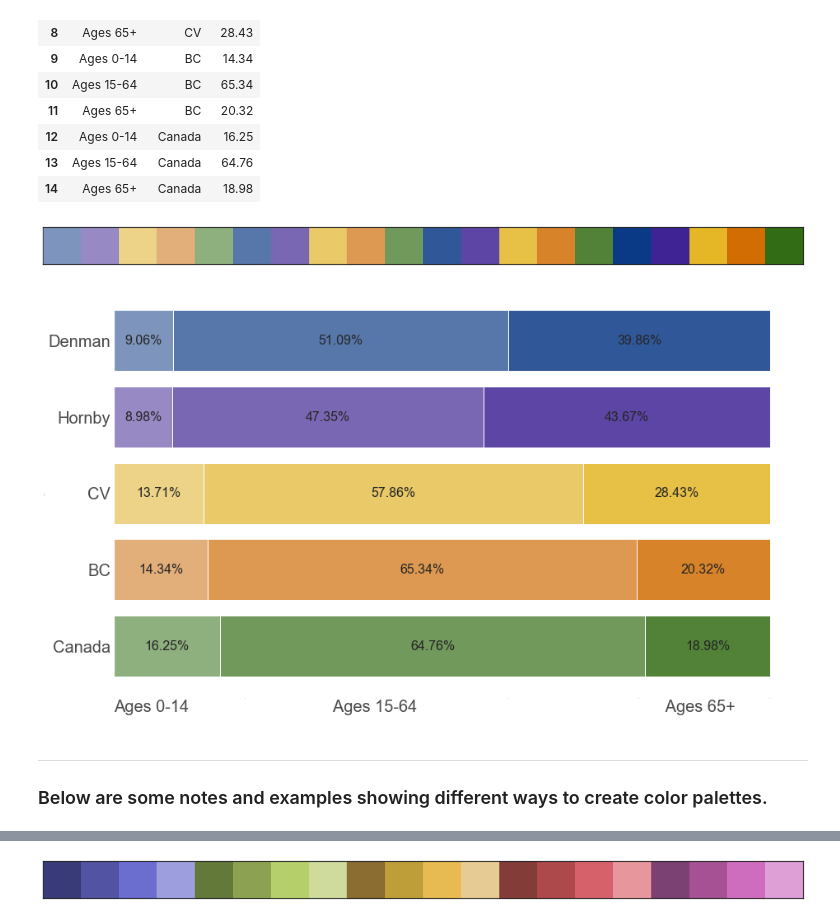
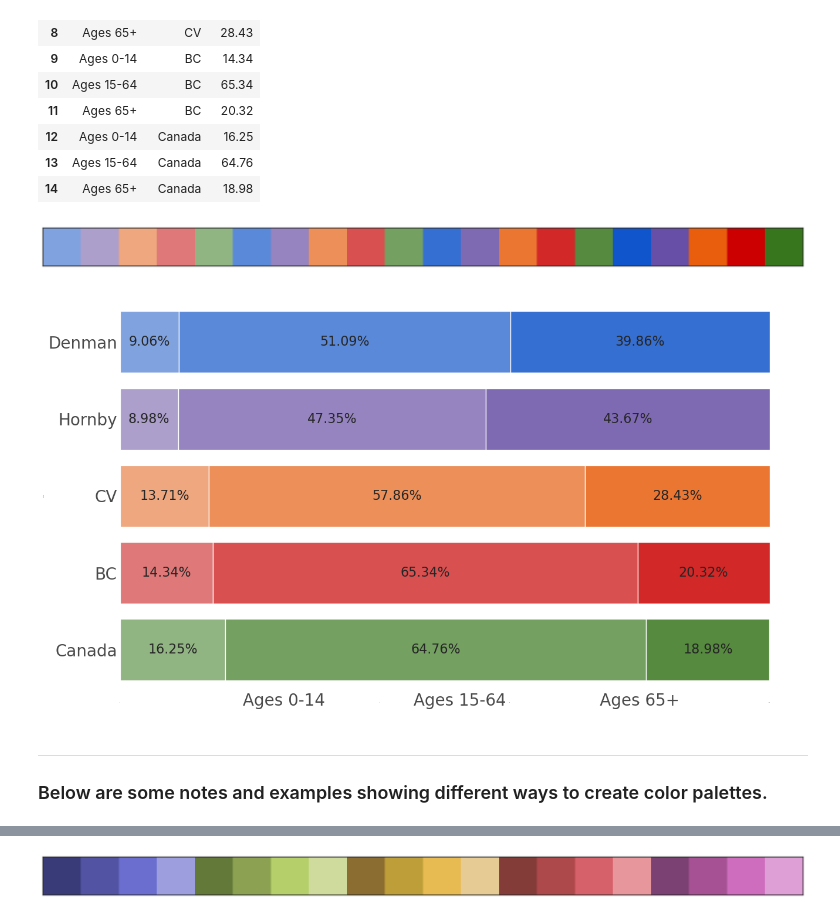
Before and after one commit to gelbelle/Graphing, a Jupyter notebook: bethany_seaborn.ipynb, the cells around one changed output, grey strips where cells are left out. Drawn from its saved outputs; the diff is of its cells as text; code cells hidden in the pictures.

Commit message:
Charts working

```diff
--- a/bethany_seaborn.ipynb
+++ b/bethany_seaborn.ipynb
@@ -177,54 +188,62 @@ df
 # %%
 # Set Seaborn plot style: white in the background, no grid lines
 sns.set_theme(style="white")
 
 
 # Set this equal to the number of categories + 3
 # This is the number of *evenly spaced* colors to generate/choose from the sns palettes.
-#I add three here, because the first three shades are too light in sns.light_palette.
+# I add three here, because the first three shades are too light in sns.light_palette.
 buckets = 7
 
 
 # assigning regions to color palettes
-denman = sns.color_palette(sns.light_palette('#0A3A86', buckets, input='hex')[3:]).as_hex()
-hornby = sns.color_palette(sns.light_palette('#3F2394', buckets, input='hex')[3:]).as_hex()
-cv = sns.color_palette(sns.light_palette('#E5B625', buckets, input='hex')[3:]).as_hex()
-bc = sns.color_palette(sns.light_palette('#D26D03', buckets, input='hex')[3:]).as_hex()
-canada = sns.color_palette(sns.light_palette('#326C14', buckets, input='hex')[3:]).as_hex()
+denman = sns.color_palette(sns.light_palette(
+    '#1155CC', buckets, input='hex')[3:]).as_hex()
+hornby = sns.color_palette(sns.light_palette(
+    '#674EA7', buckets, input='hex')[3:]).as_hex()
+cv = sns.color_palette(sns.light_palette(
+    '#E95E0D', buckets, input='hex')[3:]).as_hex()
+bc = sns.color_palette(sns.light_palette(
+    '#CC0000', buckets, input='hex')[3:]).as_hex()
+canada = sns.color_palette(sns.light_palette(
+    '#38761D', buckets, input='hex')[3:]).as_hex()
 
 # Transposing/stacking colors to create incremented palette
 colors = [item for item in zip(denman, hornby, cv, bc, canada)]
 regions = [element for item in colors for element in item]
 
 sns.palplot(regions)
 # %% [output]
-[figure, old version]
+[figure, new version]
 # %%
 # Setting figure and axis with subplots
 figure, axis = plt.subplots(figsize=(15, 9))
 axis.xaxis.tick_bottom()
-axis.tick_params(axis='y', length=0, labelsize=20, labeltop=True, colors="#4A4A4A")
+axis.tick_params(axis='y', length=0, labelsize=20,
+                 labeltop=True, colors="#4A4A4A")
 axis.tick_params(axis='x', length=0, labelsize=0)
 
 # Ages labels
-age_labels = "Ages 0-14                                Ages 15-64                                                       Ages 65+"
-axis.set_xlabel(age_labels, labelpad=1, loc='left', fontsize=20, color="#4A4A4A", y=.97)
+age_labels = "Ages 0-14                 Ages 15-64                  Ages 65+"
+axis.set_xlabel(age_labels, loc='center',
+                fontsize=20, color="#4A4A4A", labelpad=-12)
+axis.xaxis.set_label_position("bottom")
 
 # Location labels
 axis.set_ylabel("Location", size=0)
 
 # Remove plot outline ("spine")
-plt.setp(axis.spines.values(), color=None)
+plt.box(False)
 
 
 # Setting histogram parameters
-hue_order=["Ages 65+", "Ages 15-64", "Ages 0-14"]
+hue_order = ["Ages 65+", "Ages 15-64", "Ages 0-14"]
 hue = "Ages"
 y = "Location"
 weights = "values"
 multiple = "stack"
 element = "bars"
-shrink= .8
+shrink = .8
 
 # Plot histogram of entire dataframe with weights
 sns.histplot(df.reset_index(drop=True),
@@ -248,15 +267,15 @@ for area, color in zip(axis.patches, regions):
 for section in axis.containers:
 
     # Optional: if the segment is small or 0, customize the labels
-    labels = [value.get_height() if value.get_height() else '' for value in section]
-
+    labels = [value.get_height() if value.get_height()
+              else '' for value in section]
 
     # remove the labels parameter if it's not needed for customized labels
     axis.bar_label(section, fmt='%0.2f%%', label_type='center', fontsize=16)
 # %% [output]
-[figure, old version]
+[figure, new version]
 # %% [markdown]
-___________________
+---
 
 ### Below are some notes and examples showing different ways to create color palettes.
 # %%
```
Also changed, not shown: parts of 12 cells of this notebook, 5 other files.
